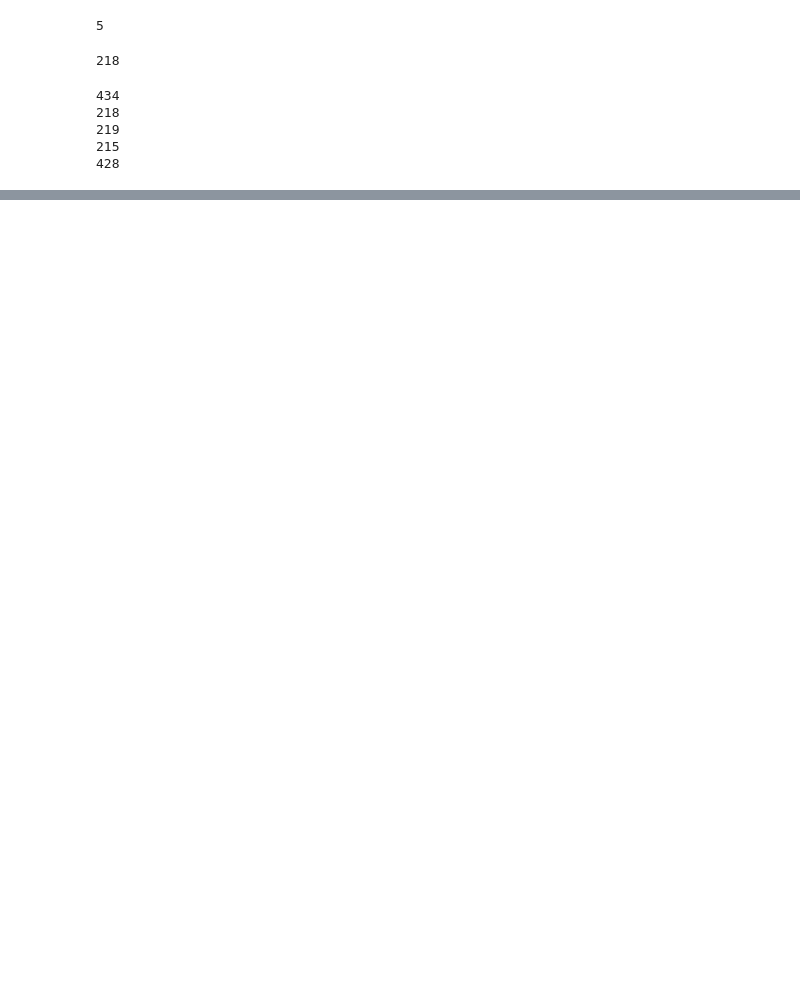
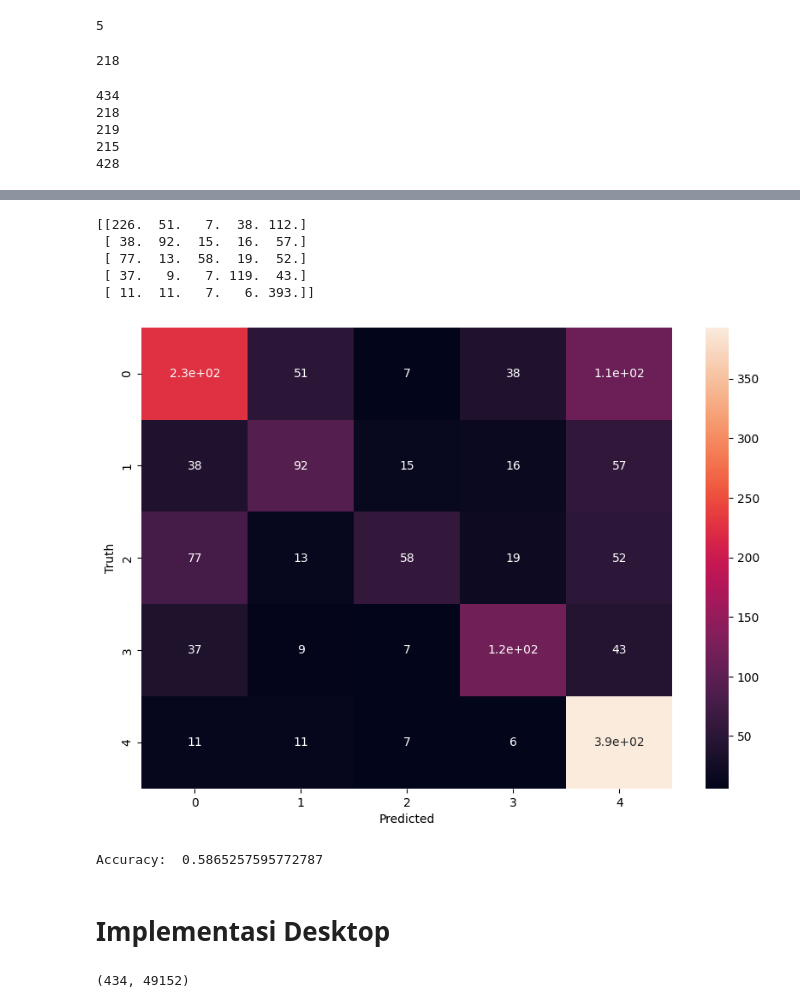
Before and after one commit to LvnnnX/SVM-FruitNinja, a Jupyter notebook: app.ipynb, the cells around one changed output, grey strips where cells are left out. Saved outputs shown, nothing was run; the diff lists cells and outputs as text; code cells hidden in the pictures; blank space fills up the shorter version.

Commit message:
Updated to Desktop Implementation

```diff
--- a/app.ipynb
+++ b/app.ipynb
@@ -308,11 +313,11 @@ plt.plot(loss)
 def trainSVMs(x,y):
     svm_classifiers = {}
 
-    for i in range(numOfClass):
+    for i in tqdm(range(numOfClass), desc=f'Training Progress'):
         svm_classifiers[i] = {}
-        for j in range(i+1, numOfClass):
+        for j in tqdm(range(i+1, numOfClass), desc=f'{i} Progress'):
             xpair,ypair = getDataPairForSVM(data[i],data[j])
-            wts,b,loss = currentSVM.fit(xpair, ypair,learning_rate=0.00001,maxItr=1000)
+            wts,b,loss = currentSVM.fit(xpair, ypair,learning_rate=0.00001,maxItr=100)
             svm_classifiers[i][j] = (wts,b)
 
             plt.plot(loss)
@@ -423,0 +429,33 @@ print(accuracy(SampleData, labels))
+# %%
+#Confusion Matrix Manual
+def confusionMatrix(X, y):
+    confusion_matrix = np.zeros((numOfClass, numOfClass))
+    for i in range(len(X)):
+        prediction = predict(X[i])
+        confusion_matrix[y[i]][prediction] += 1
+    return confusion_matrix
+
+confusionMatrixX = confusionMatrix(X, y)
+print(confusionMatrixX)
+#Change typedata to int
+confusionMatrixX = confusionMatrixX.astype(int)
+
+
+#Heatmap
+import seaborn as sns
+plt.figure(figsize=(10,7))
+sns.heatmap(confusionMatrixX, annot=True)
+plt.xlabel('Predicted')
+plt.ylabel('Truth')
+plt.show()
+print('Accuracy: ', AccuracyX)
+# %% [output]
+[[226.  51.   7.  38. 112.]
+ [ 38.  92.  15.  16.  57.]
+ [ 77.  13.  58.  19.  52.]
+ [ 37.   9.   7. 119.  43.]
+ [ 11.  11.   7.   6. 393.]]
+[figure, added]
+Accuracy:  0.5865257595772787
+# %% [markdown]
+# Implementasi Desktop
@@ -423,0 +492,4 @@ print(accuracy(SampleData, labels))
+# %%
+print(data[0].shape)
+# %% [output]
+(434, 49152)
```
Also changed, not shown: parts of 18 cells of this notebook, 1 other file.
